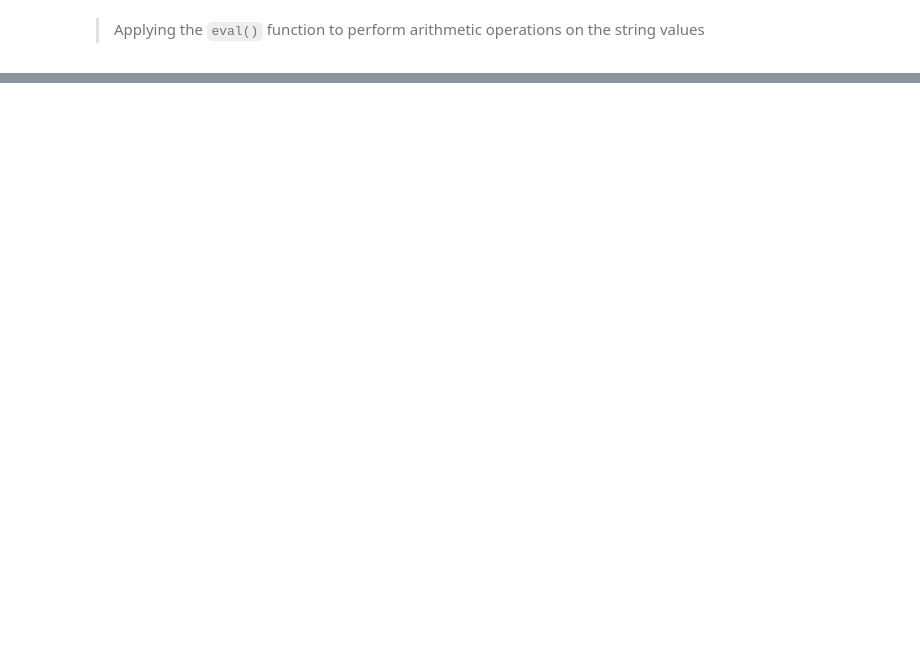
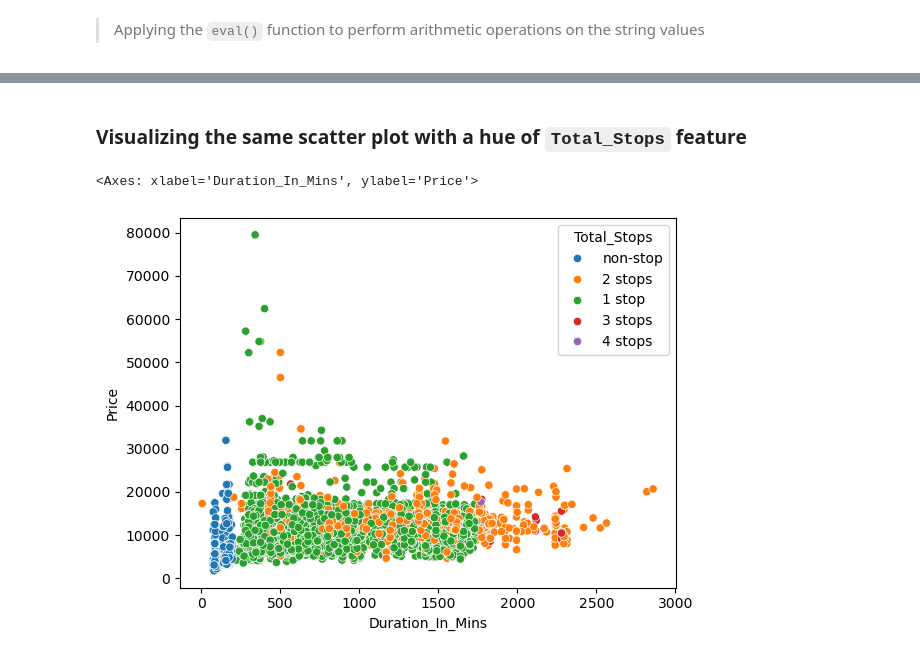
Before and after one commit to Vanmeeg22/airfare-prediction, a Jupyter notebook: airfare-prediction.ipynb, the cells around one changed output, grey strips where cells are left out. Saved outputs shown, nothing was run; the diff lists cells and outputs as text; code cells hidden in the pictures; blank space fills up the shorter version.

```diff
--- a/airfare-prediction.ipynb
+++ b/airfare-prediction.ipynb
@@ -352,0 +696,7 @@ sns.scatterplot(x='Duration_In_Mins', y='Price', data=data)
+# %% [markdown]
+### Visualizing the same scatter plot with a hue of `Total_Stops` feature
+# %%
+sns.scatterplot(x='Duration_In_Mins', y='Price', hue='Total_Stops', data=data)
+# %% [output]
+<Axes: xlabel='Duration_In_Mins', ylabel='Price'>
+[figure, added]
```
Also changed, not shown: parts of 67 cells of this notebook, 1 other file.
